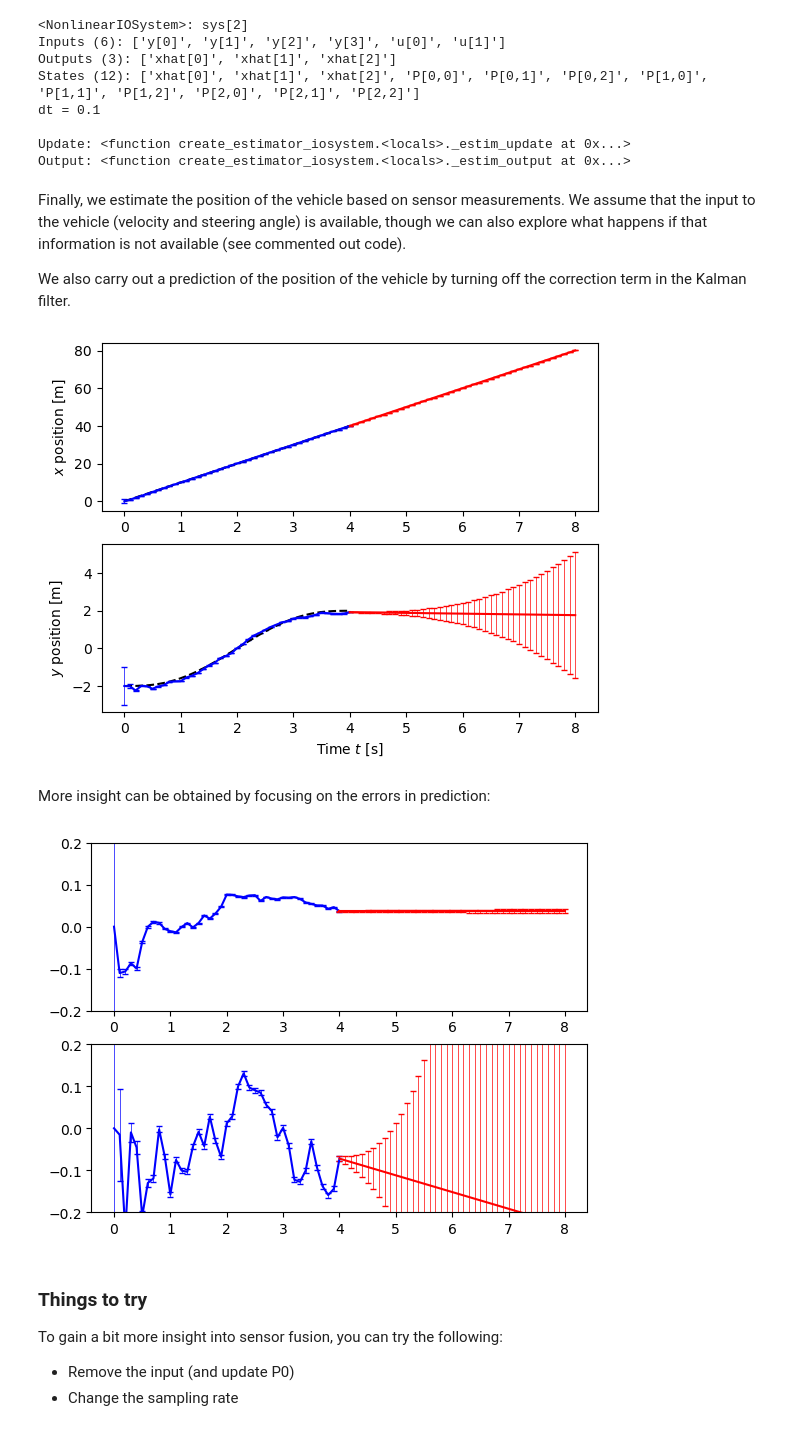
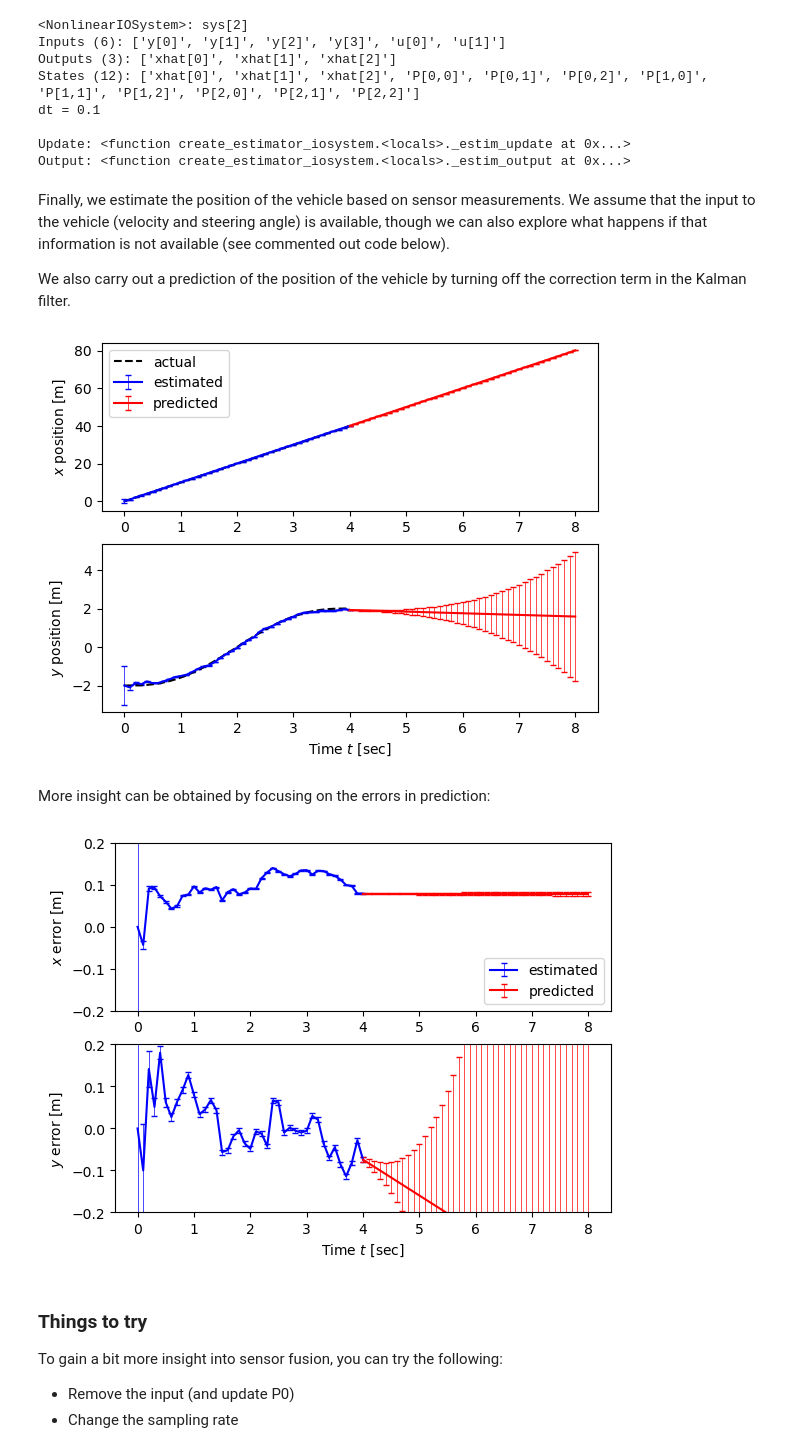
Before and after one commit to python-control/python-control, a Jupyter notebook: examples/kincar-fusion.ipynb, the cells around one changed output. Saved outputs shown, nothing was run; the diff lists cells and outputs as text; code cells hidden in the pictures.

```diff
--- a/examples/kincar-fusion.ipynb
+++ b/examples/kincar-fusion.ipynb
@@ -74,11 +74,10 @@ traj = fs.point_to_point(vehicle, Tf, x0, u0, xf, uf, basis=fs.PolyFamily(6))
 
 # Create the desired trajectory between the initial and final condition
 Ts = 0.1
-# Ts = 0.5
-T = np.arange(0, Tf + Ts, Ts)
-xd, ud = traj.eval(T)
+timepts = np.arange(0, Tf + Ts, Ts)
+xd, ud = traj.eval(timepts)
 
-plot_lanechange(T, xd, ud)
+plot_lanechange(timepts, xd, ud)
 # %% [output]
 [figure]
 # %% [markdown]
@@ -168,7 +171,7 @@ P0 = np.diag([1, 1, 0.1])
 C = np.vstack([C_lon, C_lat])
 Rw = sp.linalg.block_diag(Rw_lon, Rw_lat)
 
-estim = ct.create_estimator_iosystem(discsys, Rv, Rw, C=C, P0=P0)
+estim = ct.create_estimator_iosystem(veh_lin_dt, Rv, Rw, C=C, P0=P0)
 print(estim)
 # %% [output]
 <NonlinearIOSystem>: sys[2]
@@ -180,7 +183,7 @@ dt = 0.1
 Update: <function create_estimator_iosystem.<locals>._estim_update at 0x...>
 Output: <function create_estimator_iosystem.<locals>._estim_output at 0x...>
 # %% [markdown]
-Finally, we estimate the position of the vehicle based on sensor measurements.  We assume that the input to the vehicle (velocity and steering angle) is available, though we can also explore what happens if that information is not available (see commented out code).
+Finally, we estimate the position of the vehicle based on sensor measurements.  We assume that the input to the vehicle (velocity and steering angle) is available, though we can also explore what happens if that information is not available (see commented out code below).
 
 We also carry out a prediction of the position of the vehicle by turning off the correction term in the Kalman filter.
 # %%
@@ -191,25 +194,28 @@ U = np.vstack([Y, ud])      # add input to the Kalman filter
 X0 = np.hstack([xd[:, 0], P0.reshape(-1)])
 
 # Run the estimator on the trajectory
-estim_resp = ct.input_output_response(estim, T, U, X0)
+estim_resp = ct.input_output_response(estim, timepts, U, X0)
 
 # Run a prediction to see what happens next
-T_predict = np.arange(T[-1], T[-1] + 4 + Ts, Ts)
-U_predict = np.outer(U[:, -1], np.ones_like(T_predict))
+timepts_predict = np.arange(timepts[-1], timepts[-1] + 4 + Ts, Ts)
+U_predict = np.outer(U[:, -1], np.ones_like(timepts_predict))
 predict_resp = ct.input_output_response(
-    estim, T_predict, U_predict, estim_resp.states[:, -1],
+    estim, timepts_predict, U_predict, estim_resp.states[:, -1],
     params={'correct': False})
 
 # Plot the estimated trajectory versus the actual trajectory
 plt.subplot(2, 1, 1)
 plt.errorbar(
     estim_resp.time, estim_resp.outputs[0],
-    estim_resp.states[estim.find_state('P[0,0]')], fmt='b-', **ebarstyle)
+    estim_resp.states[estim.find_state('P[0,0]')],
+    fmt='b-', **ebarstyle, label="estimated")
 plt.errorbar(
     predict_resp.time, predict_resp.outputs[0],
-    predict_resp.states[estim.find_state('P[0,0]')], fmt='r-', **ebarstyle)
-plt.plot(T, xd[0], 'k--')
+    predict_resp.states[estim.find_state('P[0,0]')],
+    fmt='r-', **ebarstyle, label="predicted")
+plt.plot(timepts, xd[0], 'k--', label="actual")
 plt.ylabel("$x$ position [m]")
+plt.legend()
 
 plt.subplot(2, 1, 2)
 plt.errorbar(
@@ -219,35 +225,41 @@ plt.errorbar(
     predict_resp.time, predict_resp.outputs[1],
     predict_resp.states[estim.find_state('P[1,1]')], fmt='r-', **ebarstyle)
 # lims = plt.axis(); plt.axis([lims[0], lims[1], -5, 5])
-plt.plot(T, xd[1], 'k--');
+plt.plot(timepts, xd[1], 'k--');
 plt.ylabel("$y$ position [m]")
-plt.xlabel("Time $t$ [s]");
+plt.xlabel("Time $t$ [sec]");
 # %% [output]
-[figure, old version]
+[figure, new version]
 # %% [markdown]
 More insight can be obtained by focusing on the errors in prediction:
 # %%
 # Plot the estimated errors
 plt.subplot(2, 1, 1)
 plt.errorbar(
     estim_resp.time, estim_resp.outputs[0] - xd[0],
-    estim_resp.states[estim.find_state('P[0,0]')], fmt='b-', **ebarstyle)
+    estim_resp.states[estim.find_state('P[0,0]')],
+    fmt='b-', **ebarstyle, label="estimated")
 plt.errorbar(
     predict_resp.time, predict_resp.outputs[0] - (xd[0] + xd[0, -1]),
-    predict_resp.states[estim.find_state('P[0,0]')], fmt='r-', **ebarstyle)
+    predict_resp.states[estim.find_state('P[0,0]')],
+    fmt='r-', **ebarstyle, label="predicted")
 lims = plt.axis(); plt.axis([lims[0], lims[1], -0.2, 0.2])
 # lims = plt.axis(); plt.axis([lims[0], lims[1], -2, 0.2])
+plt.ylabel("$x$ error [m]")
+plt.legend(loc='lower right')
 
 plt.subplot(2, 1, 2)
 plt.errorbar(
     estim_resp.time, estim_resp.outputs[1] - xd[1],
     estim_resp.states[estim.find_state('P[1,1]')], fmt='b-', **ebarstyle)
 plt.errorbar(
     predict_resp.time, predict_resp.outputs[1] - xd[1, -1],
     predict_resp.states[estim.find_state('P[1,1]')], fmt='r-', **ebarstyle)
-lims = plt.axis(); plt.axis([lims[0], lims[1], -0.2, 0.2]);
+lims = plt.axis(); plt.axis([lims[0], lims[1], -0.2, 0.2])
+plt.ylabel("$y$ error [m]")
+plt.xlabel("Time $t$ [sec]");
 # %% [output]
-[figure, old version]
+[figure, new version]
 # %% [markdown]
 ### Things to try
 
```
Also changed, not shown: parts of 4 cells of this notebook, 5 other files.
